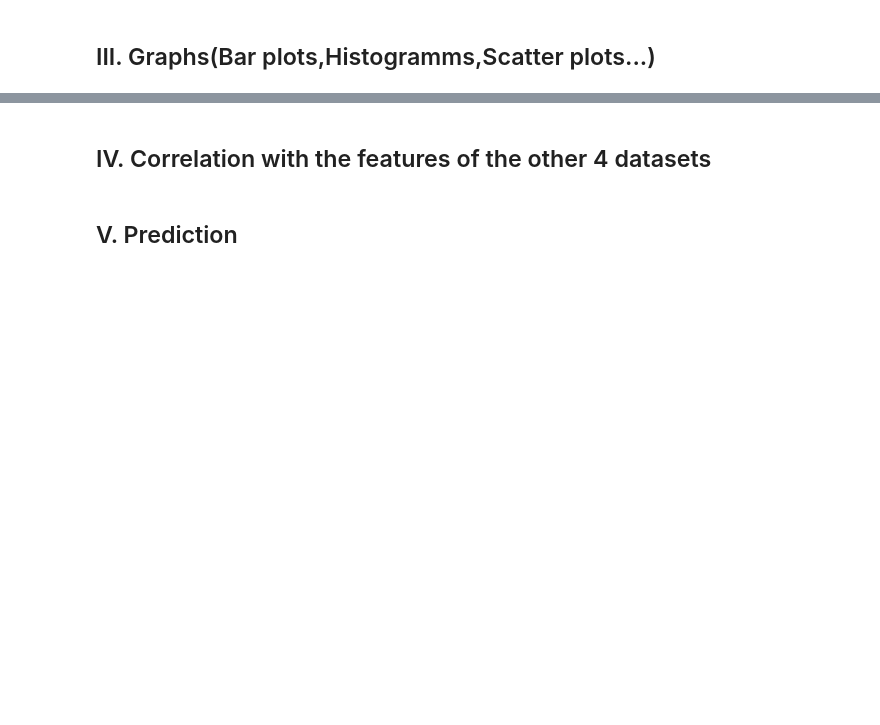
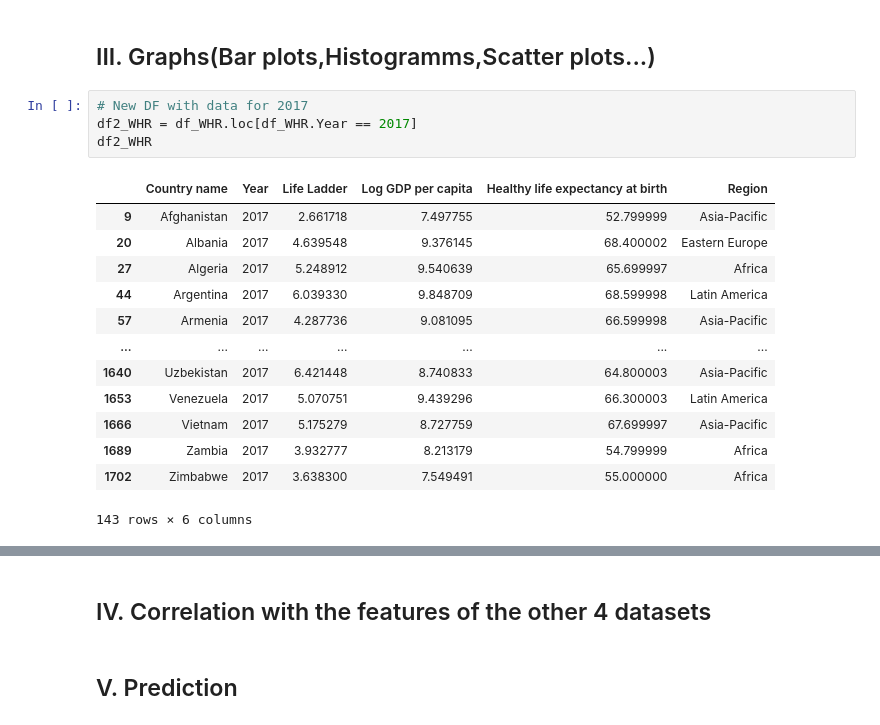
Before and after one commit to hackan98/DMML2019_Team_Nestle, a Jupyter notebook: code/HappinessProjectNestle.ipynb, the cells around one changed output, grey strips where cells are left out. Drawn from its saved outputs; the diff is of its cells as text; blank space fills up the shorter version.

```diff
--- a/code/HappinessProjectNestle.ipynb
+++ b/code/HappinessProjectNestle.ipynb
@@ -802,2 +809,20 @@ df_WHR
 # %% [markdown]
 ## III. Graphs(Bar plots,Histogramms,Scatter plots...)
+# %%
+# New DF with data for 2017
+df2_WHR = df_WHR.loc[df_WHR.Year == 2017]
+df2_WHR
+# %% [output]
+|  | Country name | Year | Life Ladder | Log GDP per capita | Healthy life expectancy at birth | Region |
+| 9 | Afghanistan | 2017 | 2.661718 | 7.497755 | 52.799999 | Asia-Pacific |
+| 20 | Albania | 2017 | 4.639548 | 9.376145 | 68.400002 | Eastern Europe |
+| 27 | Algeria | 2017 | 5.248912 | 9.540639 | 65.699997 | Africa |
+| 44 | Argentina | 2017 | 6.039330 | 9.848709 | 68.599998 | Latin America |
+| 57 | Armenia | 2017 | 4.287736 | 9.081095 | 66.599998 | Asia-Pacific |
+| ... | ... | ... | ... | ... | ... | ... |
+| 1640 | Uzbekistan | 2017 | 6.421448 | 8.740833 | 64.800003 | Asia-Pacific |
+| 1653 | Venezuela | 2017 | 5.070751 | 9.439296 | 66.300003 | Latin America |
+| 1666 | Vietnam | 2017 | 5.175279 | 8.727759 | 67.699997 | Asia-Pacific |
+| 1689 | Zambia | 2017 | 3.932777 | 8.213179 | 54.799999 | Africa |
+| 1702 | Zimbabwe | 2017 | 3.638300 | 7.549491 | 55.000000 | Africa |
+143 rows × 6 columns
```
Also changed, not shown: parts of 8 cells of this notebook.
